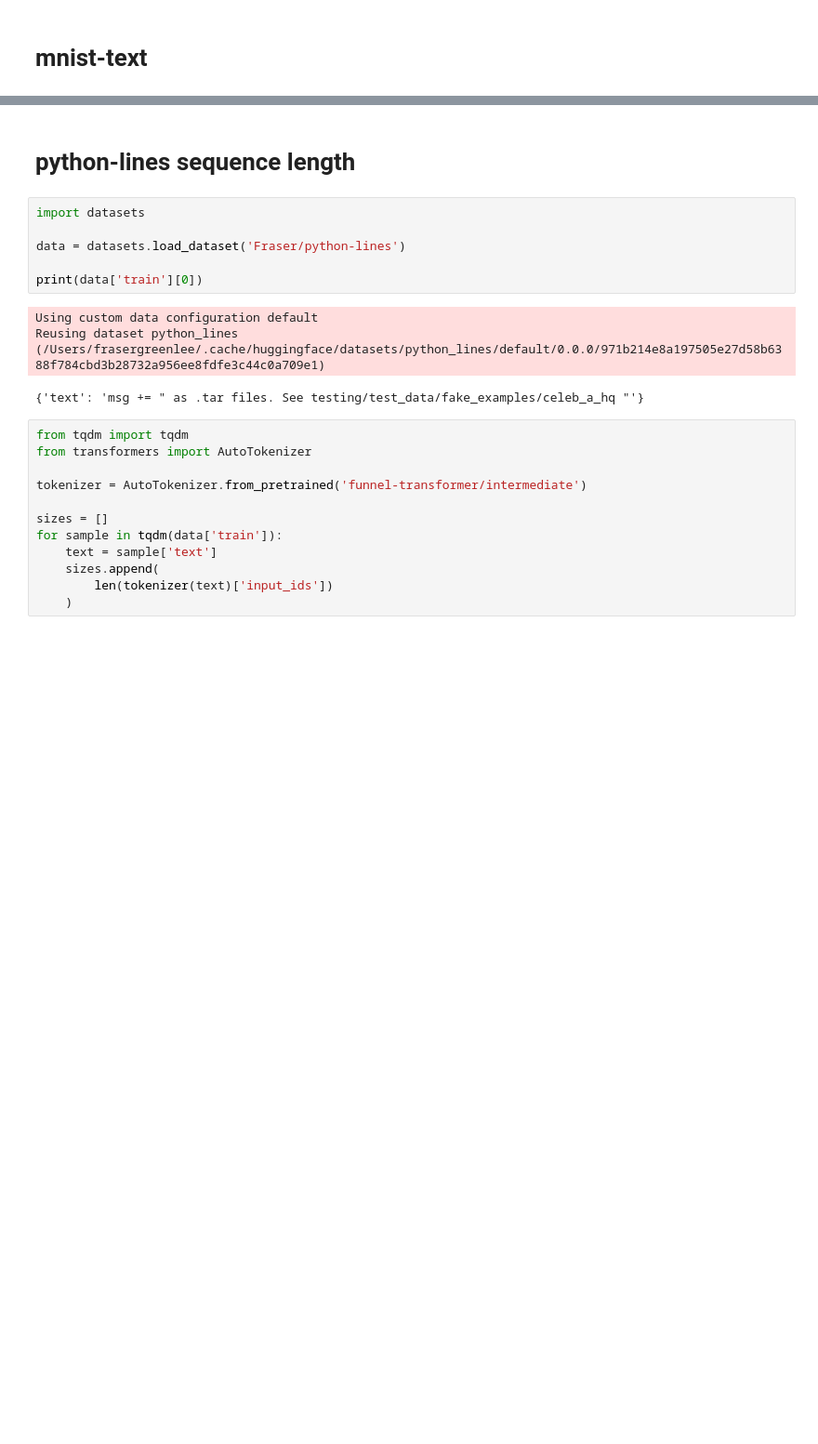
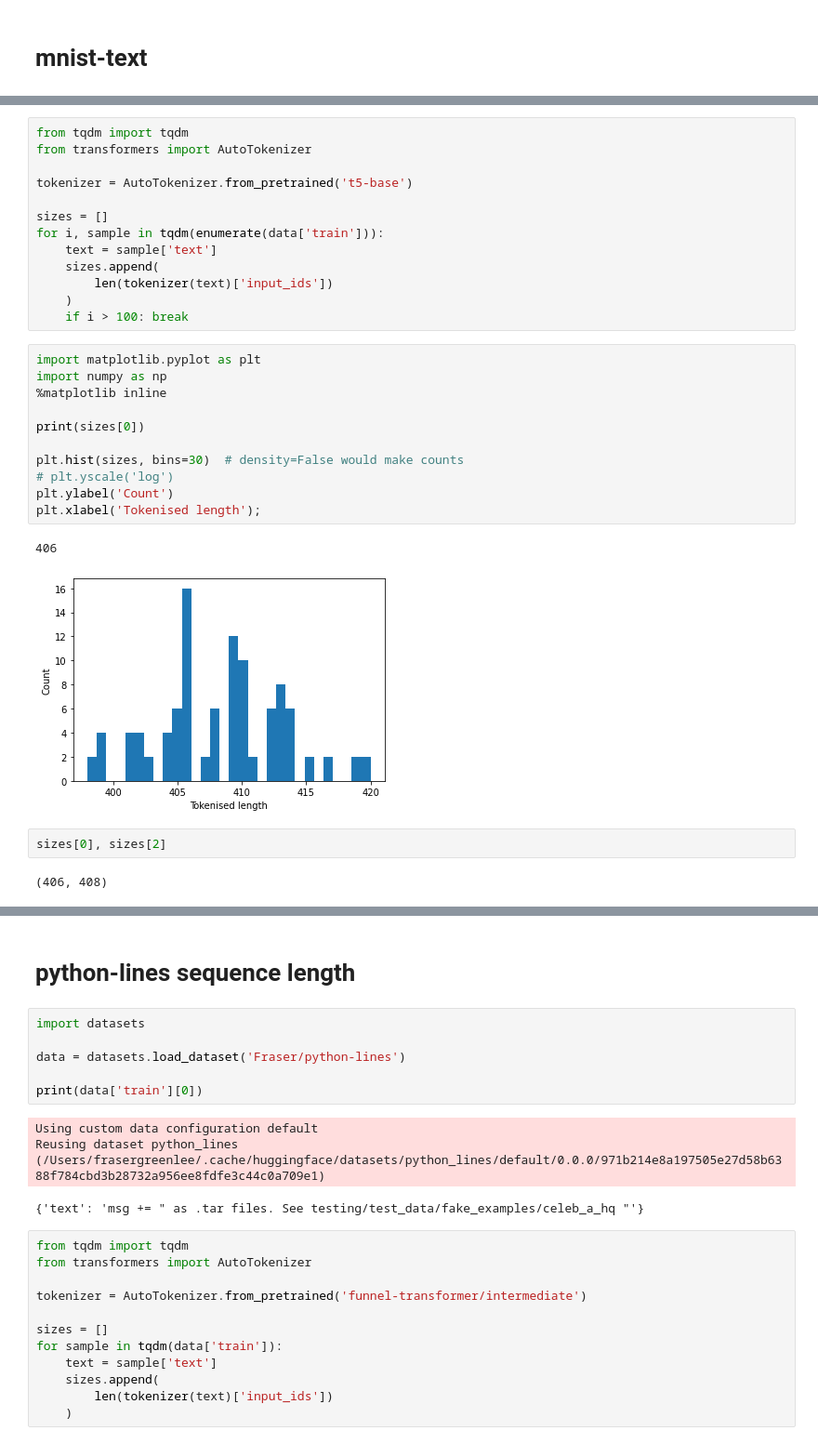
Before and after one commit to Fraser-Greenlee/my-huggingface-datasets, a Jupyter notebook: Run tests.ipynb, the cells around one changed output, grey strips where cells are left out. Shown: that part at 93% size. Drawn from its saved outputs; the diff is of its cells as text; blank space fills up the shorter version.

```diff
--- a/Run tests.ipynb
+++ b/Run tests.ipynb
@@ -37,0 +106,31 @@ mnsit-text-train.json
+# %%
+from tqdm import tqdm
+from transformers import AutoTokenizer
+
+tokenizer = AutoTokenizer.from_pretrained('t5-base')
+
+sizes = []
+for i, sample in tqdm(enumerate(data['train'])):
+    text = sample['text']
+    sizes.append(
+        len(tokenizer(text)['input_ids'])
+    )
+    if i > 100: break
+# %%
+import matplotlib.pyplot as plt
+import numpy as np
+%matplotlib inline
+
+print(sizes[0])
+
+plt.hist(sizes, bins=30)  # density=False would make counts
+# plt.yscale('log')
+plt.ylabel('Count')
+plt.xlabel('Tokenised length');
+# %% [output]
+406
+[figure, added]
+# %%
+sizes[0], sizes[2]
+# %% [output]
+(406, 408)
```
Also changed, not shown: parts of 20 cells of this notebook, 2 other files.
